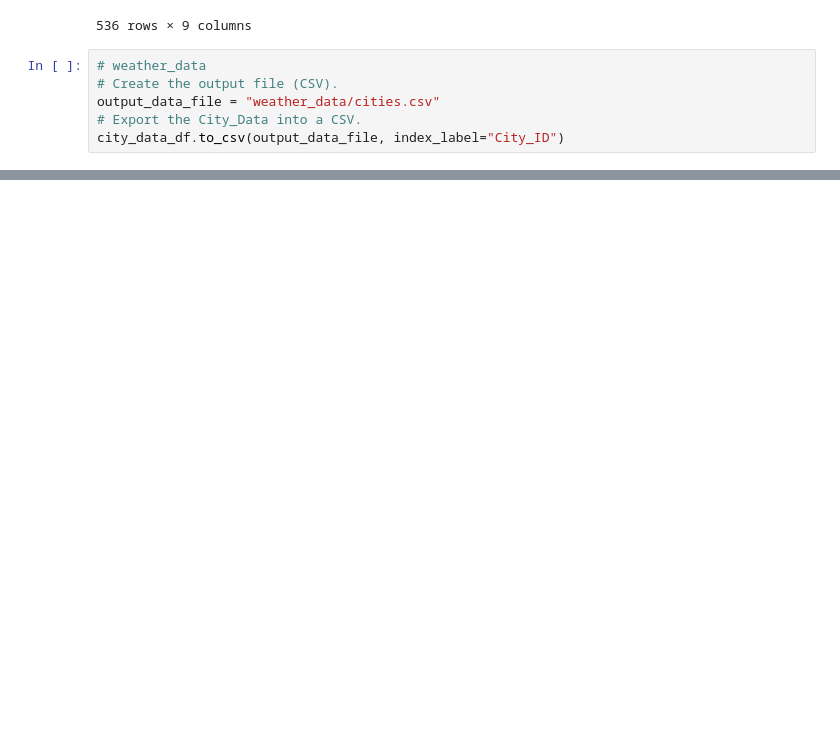
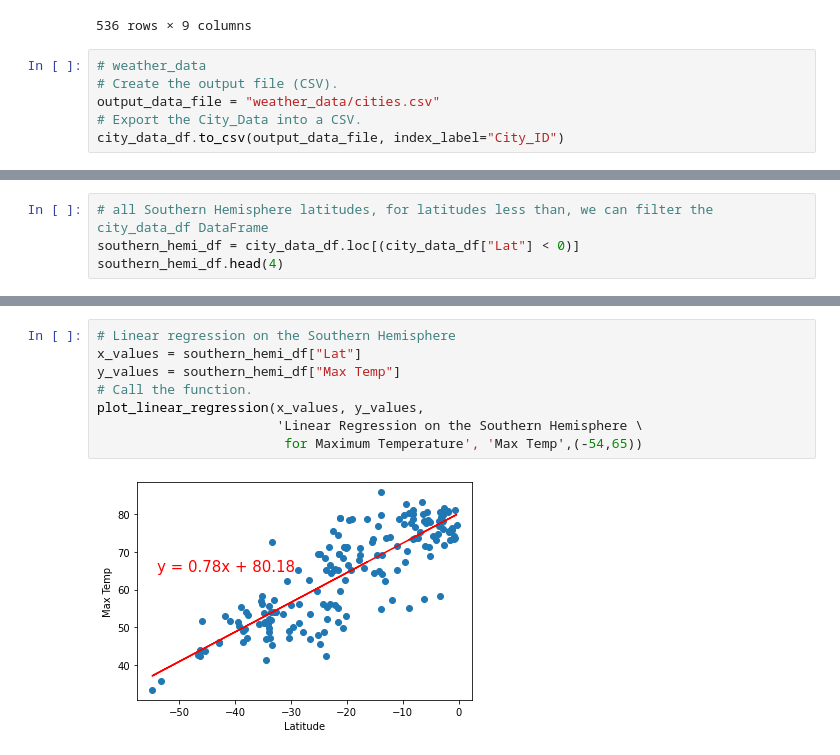
Before and after one commit to deepayogesh/World_Weather_Analysis, a Jupyter notebook: WeatherPy.ipynb, the cells around one changed output, grey strips where cells are left out. Cells and saved outputs as stored; diff of their text form; blank space fills up the shorter version.

```diff
--- a/WeatherPy.ipynb
+++ b/WeatherPy.ipynb
@@ -321,0 +384,4 @@ plt.show()
+# %%
+# all Southern Hemisphere latitudes, for latitudes less than, we can filter the city_data_df DataFrame
+southern_hemi_df = city_data_df.loc[(city_data_df["Lat"] < 0)]
+southern_hemi_df.head(4)
@@ -321,0 +408,10 @@ plt.show()
+# %%
+# Linear regression on the Southern Hemisphere
+x_values = southern_hemi_df["Lat"]
+y_values = southern_hemi_df["Max Temp"]
+# Call the function.
+plot_linear_regression(x_values, y_values,
+                       'Linear Regression on the Southern Hemisphere \
+                        for Maximum Temperature', 'Max Temp',(-54,65))
+# %% [output]
+[figure, added]
```
Also changed, not shown: parts of 31 cells of this notebook.
